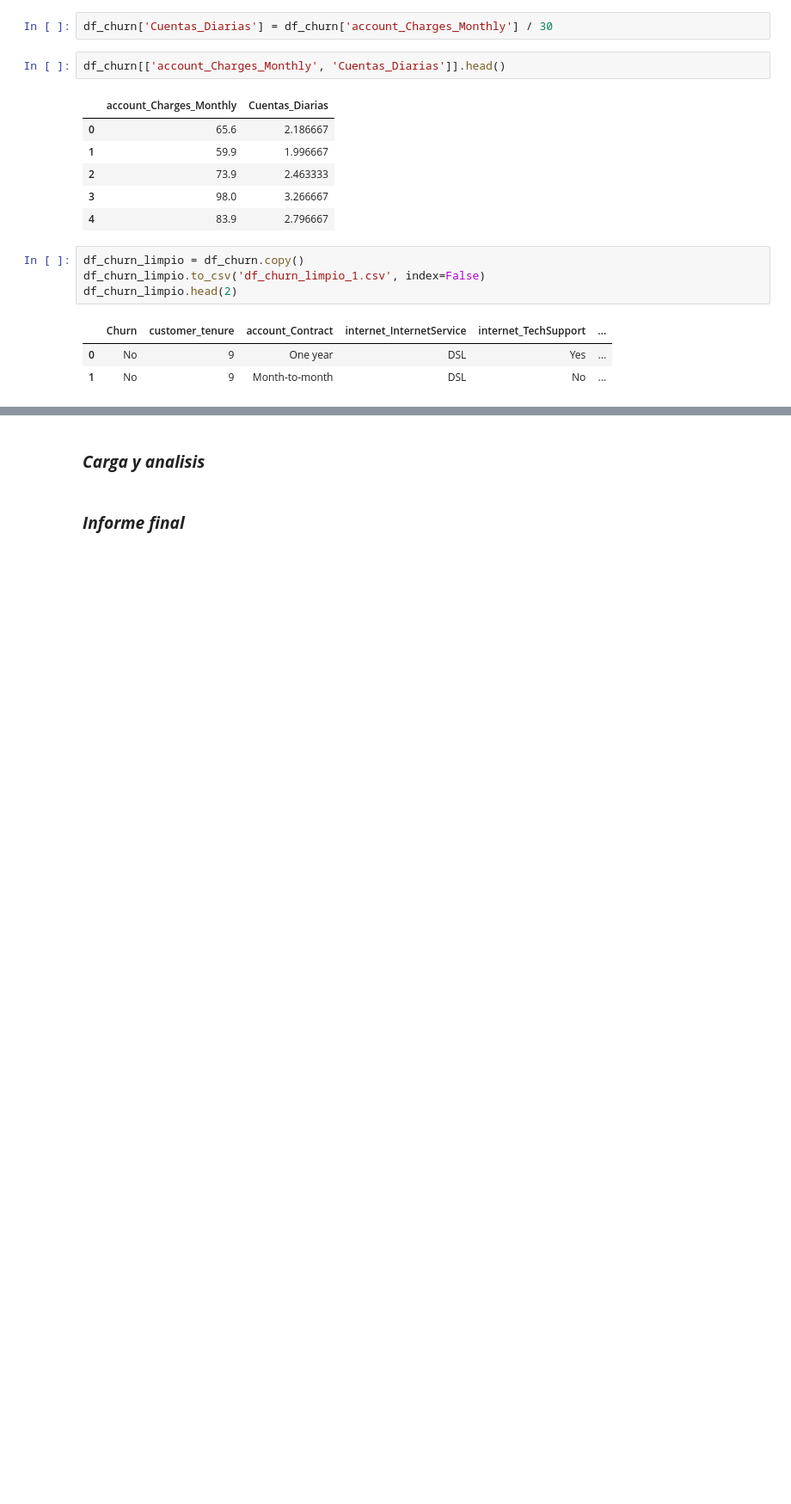
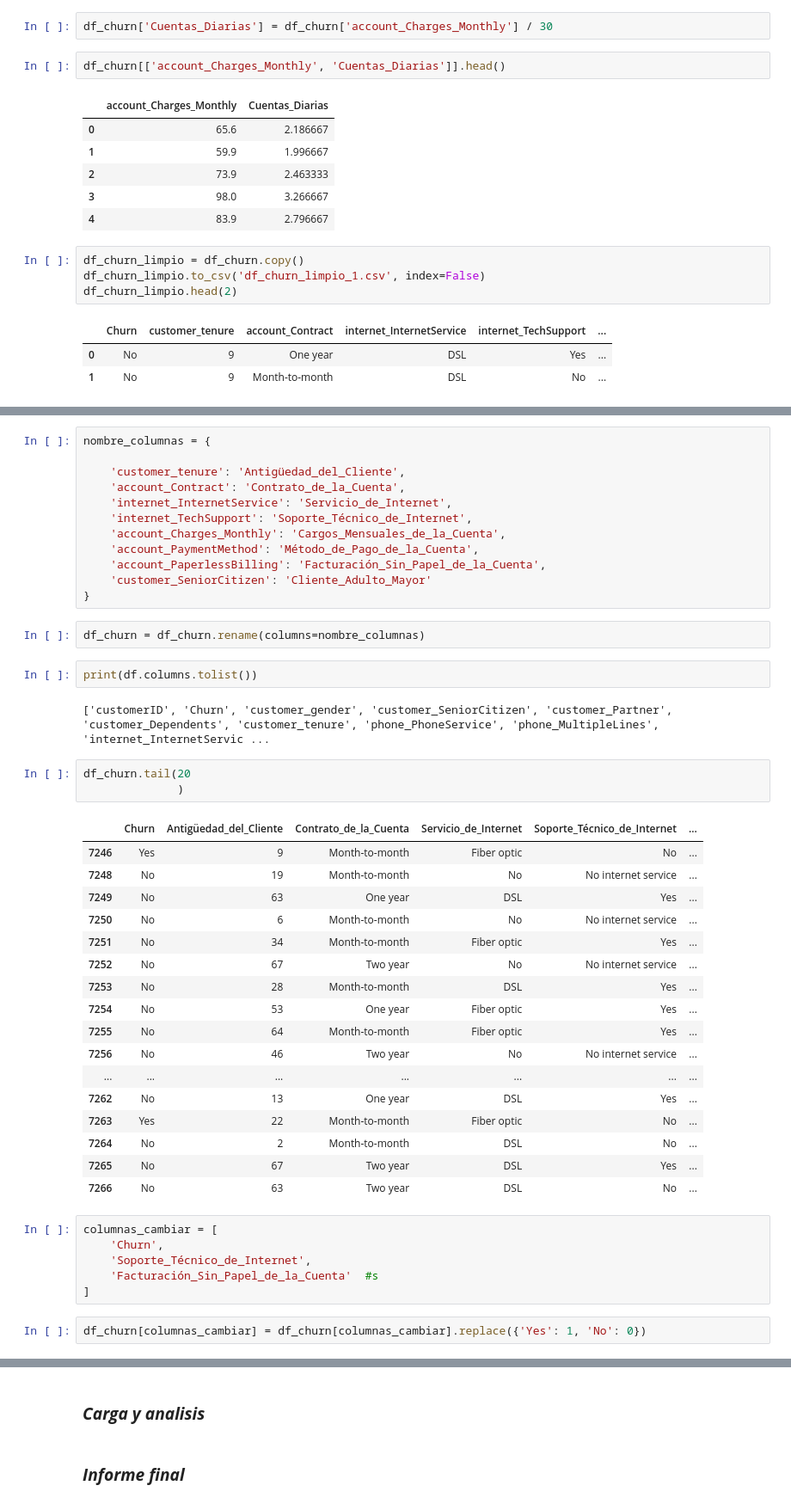
Before and after one commit to Brianbrowncoopman/challenge_desafio_telecom_x, a Jupyter notebook: desafio_telecom_X.ipynb, the cells around one changed output, grey strips where cells are left out. Shown at 86% size. Drawn from its saved outputs; the diff is of its cells as text; blank space fills up the shorter version.

```diff
--- a/desafio_telecom_X.ipynb
+++ b/desafio_telecom_X.ipynb
@@ -258,0 +287,47 @@ df_churn_limpio.head(2)
+# %%
+nombre_columnas = {
+
+    'customer_tenure': 'Antigüedad_del_Cliente',
+    'account_Contract': 'Contrato_de_la_Cuenta',
+    'internet_InternetService': 'Servicio_de_Internet',
+    'internet_TechSupport': 'Soporte_Técnico_de_Internet',
+    'account_Charges_Monthly': 'Cargos_Mensuales_de_la_Cuenta',
+    'account_PaymentMethod': 'Método_de_Pago_de_la_Cuenta',
+    'account_PaperlessBilling': 'Facturación_Sin_Papel_de_la_Cuenta',
+    'customer_SeniorCitizen': 'Cliente_Adulto_Mayor'
+}
+# %%
+df_churn = df_churn.rename(columns=nombre_columnas)
+# %%
+print(df.columns.tolist())
+# %% [output]
+['customerID', 'Churn', 'customer_gender', 'customer_SeniorCitizen', 'customer_Partner', 'customer_Dependents', 'customer_tenure', 'phone_PhoneService', 'phone_MultipleLines', 'internet_InternetServic ...
+# %%
+df_churn.tail(20
+              )
+# %% [output]
+|  | Churn | Antigüedad_del_Cliente | Contrato_de_la_Cuenta | Servicio_de_Internet | Soporte_Técnico_de_Internet | ... |
+| 7246 | Yes | 9 | Month-to-month | Fiber optic | No | ... |
+| 7248 | No | 19 | Month-to-month | No | No internet service | ... |
+| 7249 | No | 63 | One year | DSL | Yes | ... |
+| 7250 | No | 6 | Month-to-month | No | No internet service | ... |
+| 7251 | No | 34 | Month-to-month | Fiber optic | Yes | ... |
+| 7252 | No | 67 | Two year | No | No internet service | ... |
+| 7253 | No | 28 | Month-to-month | DSL | Yes | ... |
+| 7254 | No | 53 | One year | Fiber optic | Yes | ... |
+| 7255 | No | 64 | Month-to-month | Fiber optic | Yes | ... |
+| 7256 | No | 46 | Two year | No | No internet service | ... |
+| ... | ... | ... | ... | ... | ... | ... |
+| 7262 | No | 13 | One year | DSL | Yes | ... |
+| 7263 | Yes | 22 | Month-to-month | Fiber optic | No | ... |
+| 7264 | No | 2 | Month-to-month | DSL | No | ... |
+| 7265 | No | 67 | Two year | DSL | Yes | ... |
+| 7266 | No | 63 | Two year | DSL | No | ... |
+# %%
+columnas_cambiar = [
+    'Churn',
+    'Soporte_Técnico_de_Internet',
+    'Facturación_Sin_Papel_de_la_Cuenta'  #s
+]
+# %%
+df_churn[columnas_cambiar] = df_churn[columnas_cambiar].replace({'Yes': 1, 'No': 0})
```
Also changed, not shown: parts of 9 cells of this notebook.
